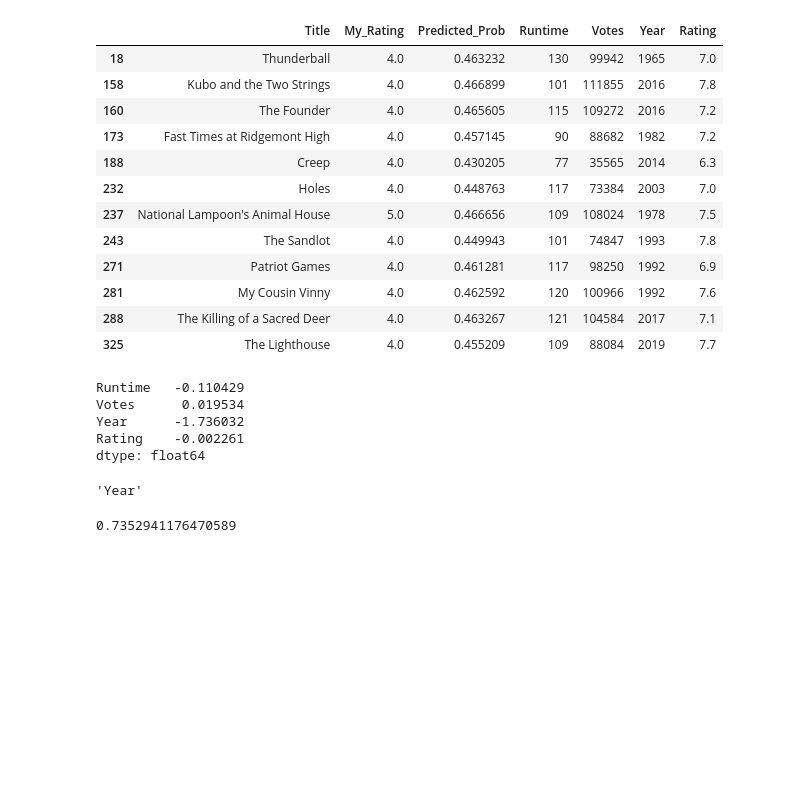
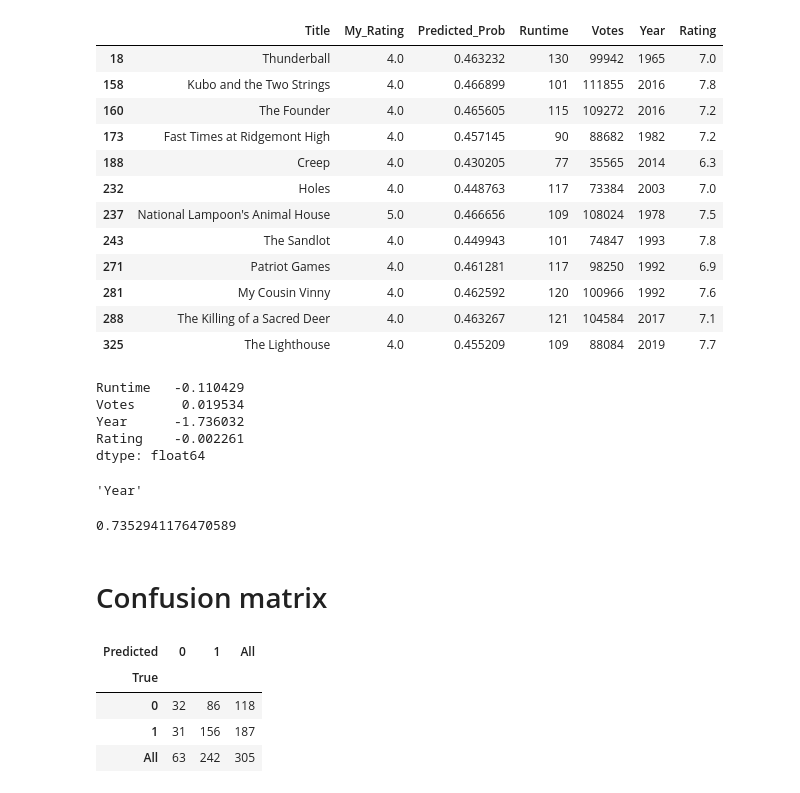
Before and after one commit to rpomponio/cine_factor, a Jupyter notebook: notebooks/naive_algorithm.ipynb, the cells around one changed output. Cells and saved outputs as stored; diff of their text form; code cells hidden in the pictures; blank space fills up the shorter version.

Commit message:
confusion matrix

```diff
--- a/notebooks/naive_algorithm.ipynb
+++ b/notebooks/naive_algorithm.ipynb
@@ -191,3 +196,14 @@ feature_columns[np.argmax(np.abs(clf_grid.best_estimator_.coef_))]
 clf_grid.best_estimator_.score(X_test, y_test)
 # %% [output]
 0.7352941176470589
+# %% [markdown]
+# Confusion matrix
+# %%
+# in-sample
+pd.crosstab(y_train, clf_grid.best_estimator_.predict(X_train), rownames=['True'], colnames=['Predicted'], margins=True)
+# %% [output]
+| Predicted | 0 | 1 | All |
+| True |  |  |  |
+| 0 | 32 | 86 | 118 |
+| 1 | 31 | 156 | 187 |
+| All | 63 | 242 | 305 |
```
Also changed, not shown: parts of 3 cells of this notebook.
